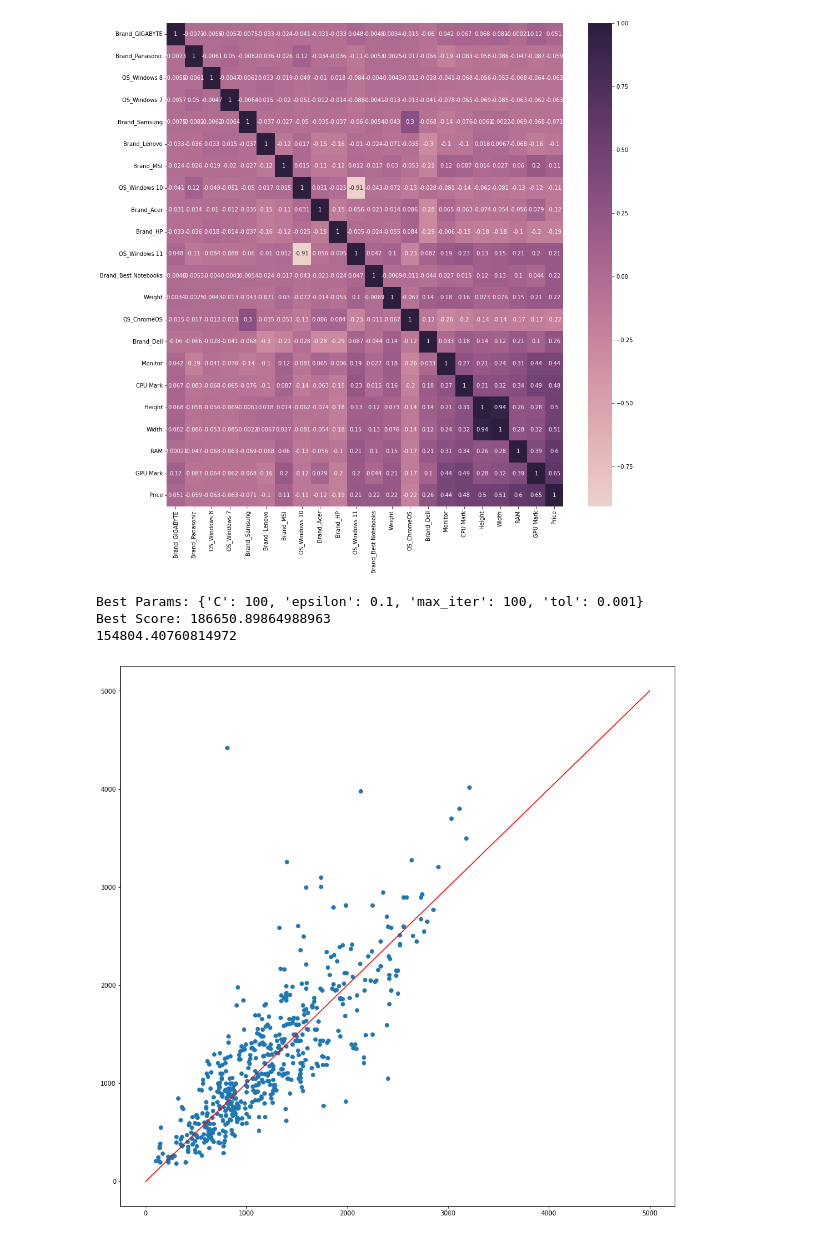
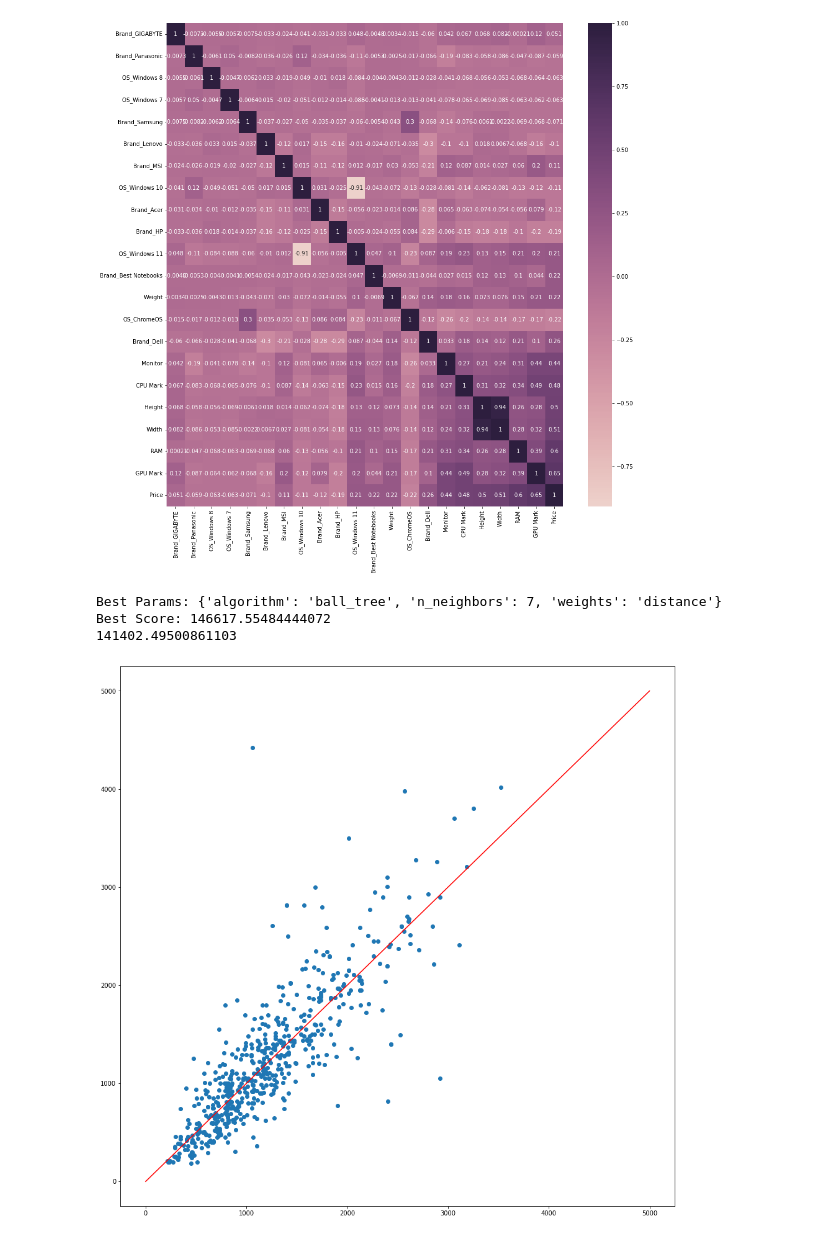
Before and after one commit to dtruong46me/laptop-prices-prediction, a Jupyter notebook: Modeling/svm_knn.ipynb, the cells around one changed output. Saved outputs shown, nothing was run; the diff lists cells and outputs as text; code cells hidden in the pictures.

```diff
--- a/Modeling/svm_knn.ipynb
+++ b/Modeling/svm_knn.ipynb
@@ -337,6 +338,29 @@ def train_model(X_train, y_train, model_name: str, grid_search=False):
             svr.fit(X_train, y_train)
 
             return svr
+
+    if model_name=='KNN':
+        if grid_search==True:
+            param_grid = {
+                'n_neighbors': [3, 5, 7, 9, 11],
+                'weights': ['uniform', 'distance'],
+                'algorithm': ['auto', 'ball_tree', 'kd_tree', 'brute']
+            }
+
+            knn = KNeighborsRegressor()
+            grid_search = GridSearchCV(knn, param_grid, scoring='neg_mean_squared_error')
+            grid_search.fit(X_train, y_train)
+
+            print("Best Params:", grid_search.best_params_)
+            print("Best Score:", -grid_search.best_score_)
+
+            return grid_search.best_estimator_
+
+        else:
+            knn = KNeighborsRegressor()
+            knn.fit(X_train, y_train)
+
+            return knn
 # %%
 def predict(model: LinearSVR, X_test, y_test):
     y_pred = model.predict(X_test_scalered)
@@ -348,13 +372,14 @@ def predict(model: LinearSVR, X_test, y_test):
     plt.show()
 # %%
 if __name__ == '__main__':
-    MODEL_NAME = 'LinearSVR'
+    MODEL_NAME = 'KNN'
+    GRID_SEARCH = True
 
-    trained_model = train_model(X_train=X_train_scalered, y_train=y_train, model_name=MODEL_NAME, grid_search=True)
+    trained_model = train_model(X_train=X_train_scalered, y_train=y_train, model_name=MODEL_NAME, grid_search=GRID_SEARCH)
 
     predict(model=trained_model, X_test=X_test_scalered, y_test=y_test)
 # %% [output]
-Best Params: {'C': 100, 'epsilon': 0.1, 'max_iter': 100, 'tol': 0.001}
-Best Score: 186650.89864988963
-154804.40760814972
+Best Params: {'algorithm': 'ball_tree', 'n_neighbors': 7, 'weights': 'distance'}
+Best Score: 146617.55484444072
+141402.49500861103
-[figure, old version]
+[figure, new version]
```
Also changed, not shown: parts of 1 cell of this notebook.
